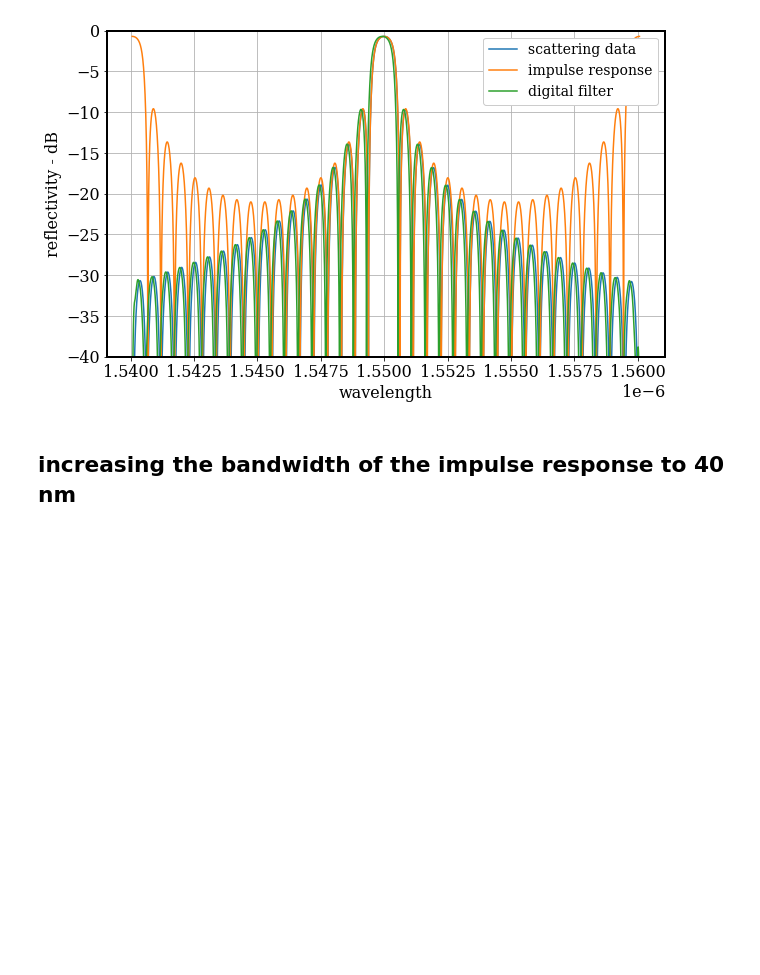
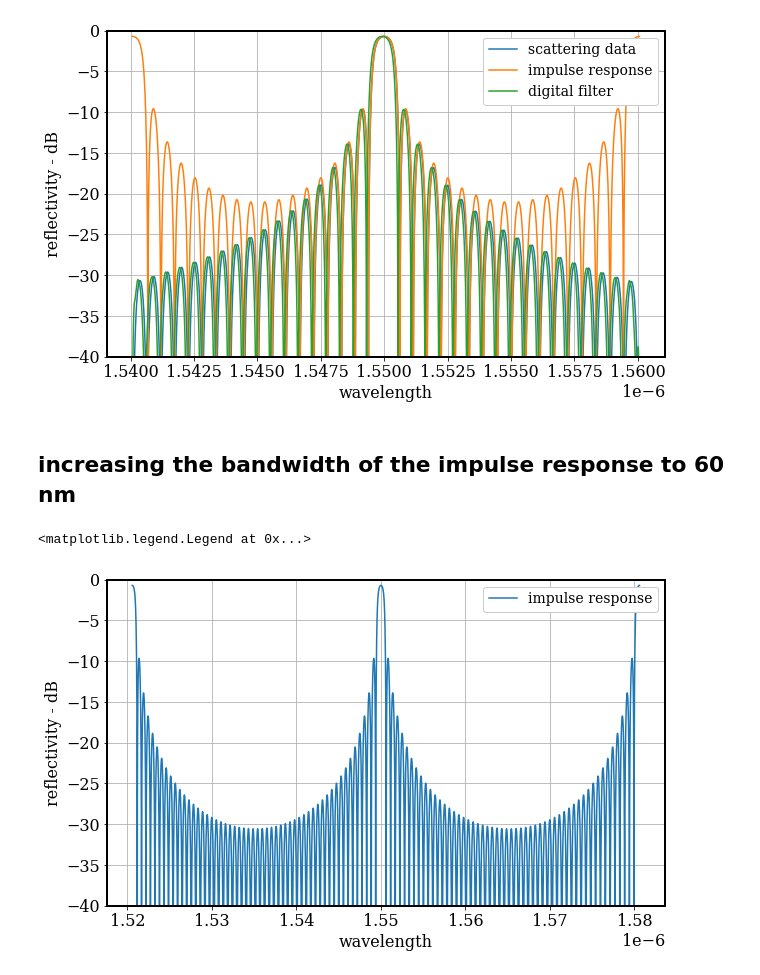
Before and after one commit to moisesoliveira08/BragGrating, a Jupyter notebook: FBG.ipynb, the cells around one changed output. Drawn from its saved outputs; the diff is of its cells as text; code cells hidden in the pictures; blank space fills up the shorter version.

```diff
--- a/FBG.ipynb
+++ b/FBG.ipynb
@@ -131,6 +131,23 @@ plt.legend(loc = 'upper right', framealpha = 1, fontsize = 14)
 <matplotlib.legend.Legend at 0x...>
 [figure]
 # %% [markdown]
-## increasing the bandwidth of the impulse response to 40 nm
+## increasing the bandwidth of the impulse response to 60 nm
 # %%
 inter.run()
+# %%
+result_ona_2_40 = inter.getresult('ONA_2','input 1/mode 1/gain')
+wavelength_ona_2_40 = result_ona_2_40['wavelength']
+gain_ona_2_40 = result_ona_2_40['TE gain (dB)']
+# %%
+figure = plt.figure(figsize=(10,6))
+plt.rc('font', **font)
+plt.rc('axes', linewidth=2)
+plt.plot(wavelength_ona_2_40, gain_ona_2_40, label = 'impulse response')
+plt.grid(True)
+plt.xlabel('wavelength')
+plt.ylabel('reflectivity - dB')
+plt.ylim([-40, 0])
+plt.legend(loc = 'upper right', framealpha = 1, fontsize = 14)
+# %% [output]
+<matplotlib.legend.Legend at 0x...>
+[figure, added]
```
Also changed, not shown: parts of 2 cells of this notebook.
